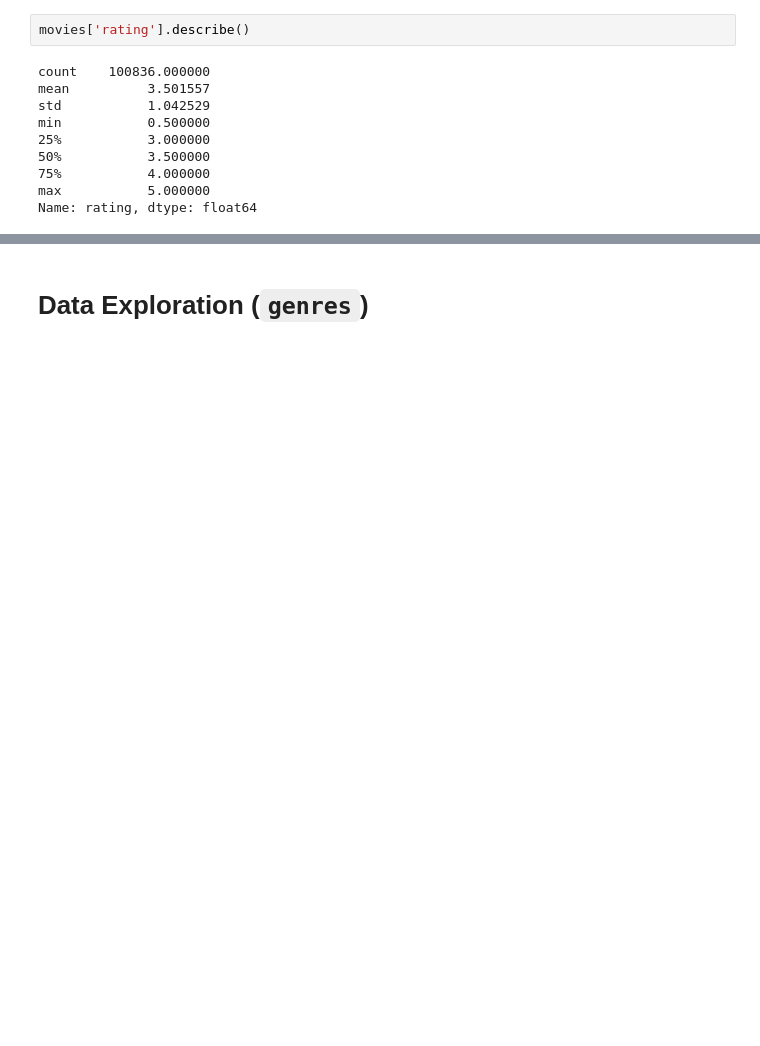
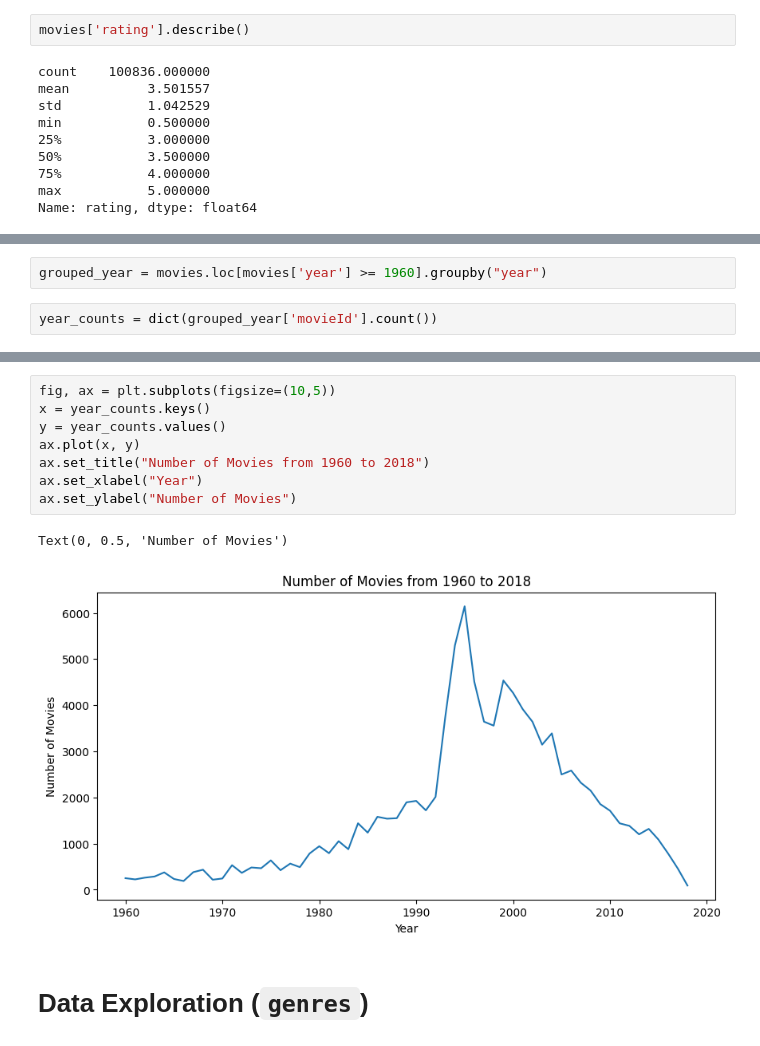
Before and after one commit to simonhui1/Recommendation_Systems, a Jupyter notebook: index.ipynb, the cells around one changed output, grey strips where cells are left out. Drawn from its saved outputs; the diff is of its cells as text; blank space fills up the shorter version.

```diff
--- a/index.ipynb
+++ b/index.ipynb
@@ -174,0 +173,4 @@ movies.loc[movies['rating'] == 0]
+# %%
+grouped_year = movies.loc[movies['year'] >= 1960].groupby("year")
+# %%
+year_counts = dict(grouped_year['movieId'].count())
@@ -175,3 +197,14 @@ movies.loc[movies['rating'] == 0]
+# %%
+fig, ax = plt.subplots(figsize=(10,5))
+x = year_counts.keys()
+y = year_counts.values()
+ax.plot(x, y)
+ax.set_title("Number of Movies from 1960 to 2018")
+ax.set_xlabel("Year")
+ax.set_ylabel("Number of Movies")
+# %% [output]
+Text(0, 0.5, 'Number of Movies')
+[figure, added]
 # %% [markdown]
 # Data Exploration (`genres`)
 # %%
```
Also changed, not shown: parts of 32 cells of this notebook.
